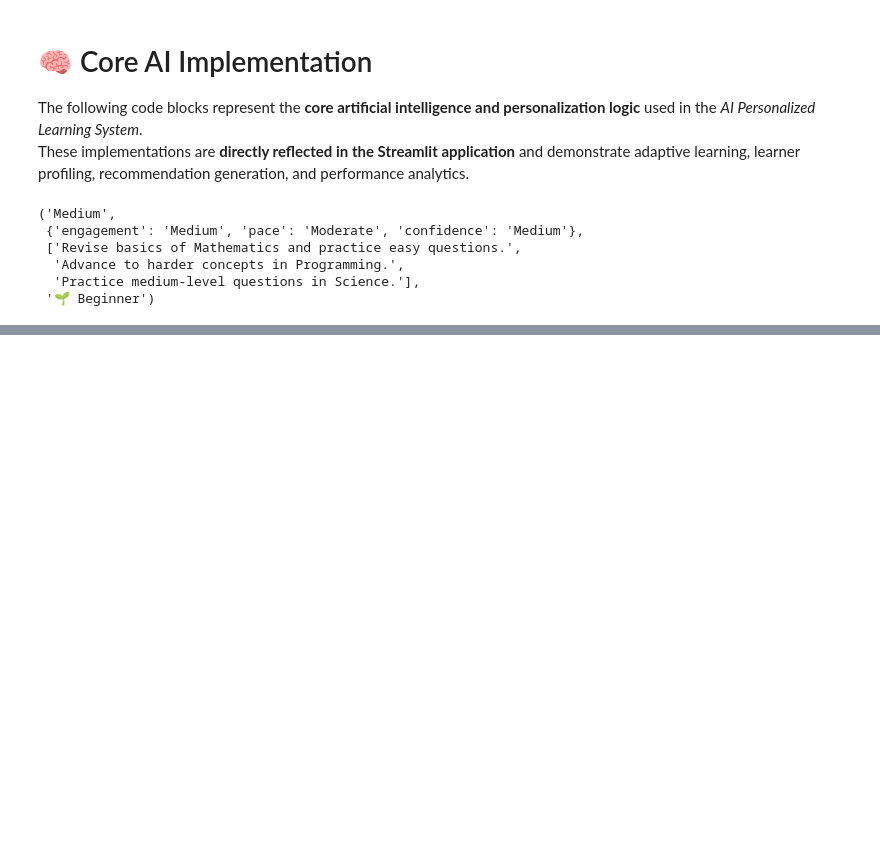
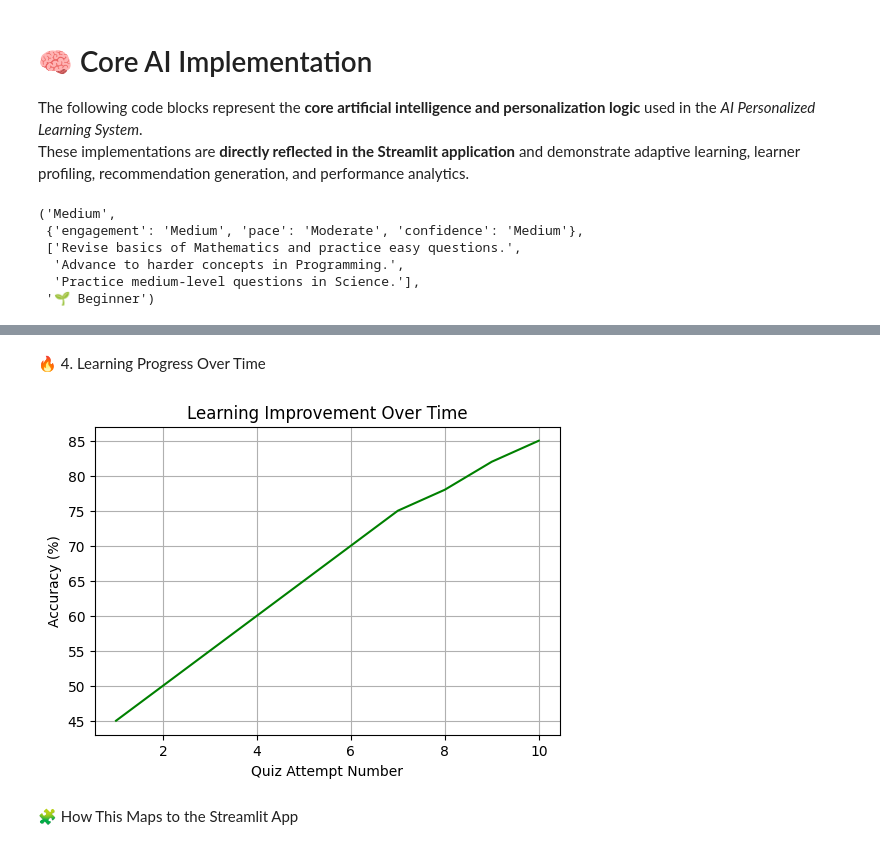
Before and after one commit to nitya-prakash-pandey-2005/ai-personalized-learning, a Jupyter notebook: AI_Personalized_Learning_System.ipynb, the cells around one changed output, grey strips where cells are left out. Drawn from its saved outputs; the diff is of its cells as text; code cells hidden in the pictures; blank space fills up the shorter version.

```diff
--- a/AI_Personalized_Learning_System.ipynb
+++ b/AI_Personalized_Learning_System.ipynb
@@ -522,0 +761,17 @@ difficulty, profile, recommendations, badge
+# %% [markdown]
+🔥 4. Learning Progress Over Time
+# %%
+attempts = list(range(1, 11))
+accuracy_over_time = [45, 50, 55, 60, 65, 70, 75, 78, 82, 85]
+
+plt.figure(figsize=(6,4))
+plt.plot(attempts, accuracy_over_time, color="green")
+plt.xlabel("Quiz Attempt Number")
+plt.ylabel("Accuracy (%)")
+plt.title("Learning Improvement Over Time")
+plt.grid(True)
+plt.show()
+# %% [output]
+[figure, added]
+# %% [markdown]
+🧩 How This Maps to the Streamlit App
```
Also changed, not shown: parts of 25 cells of this notebook.
